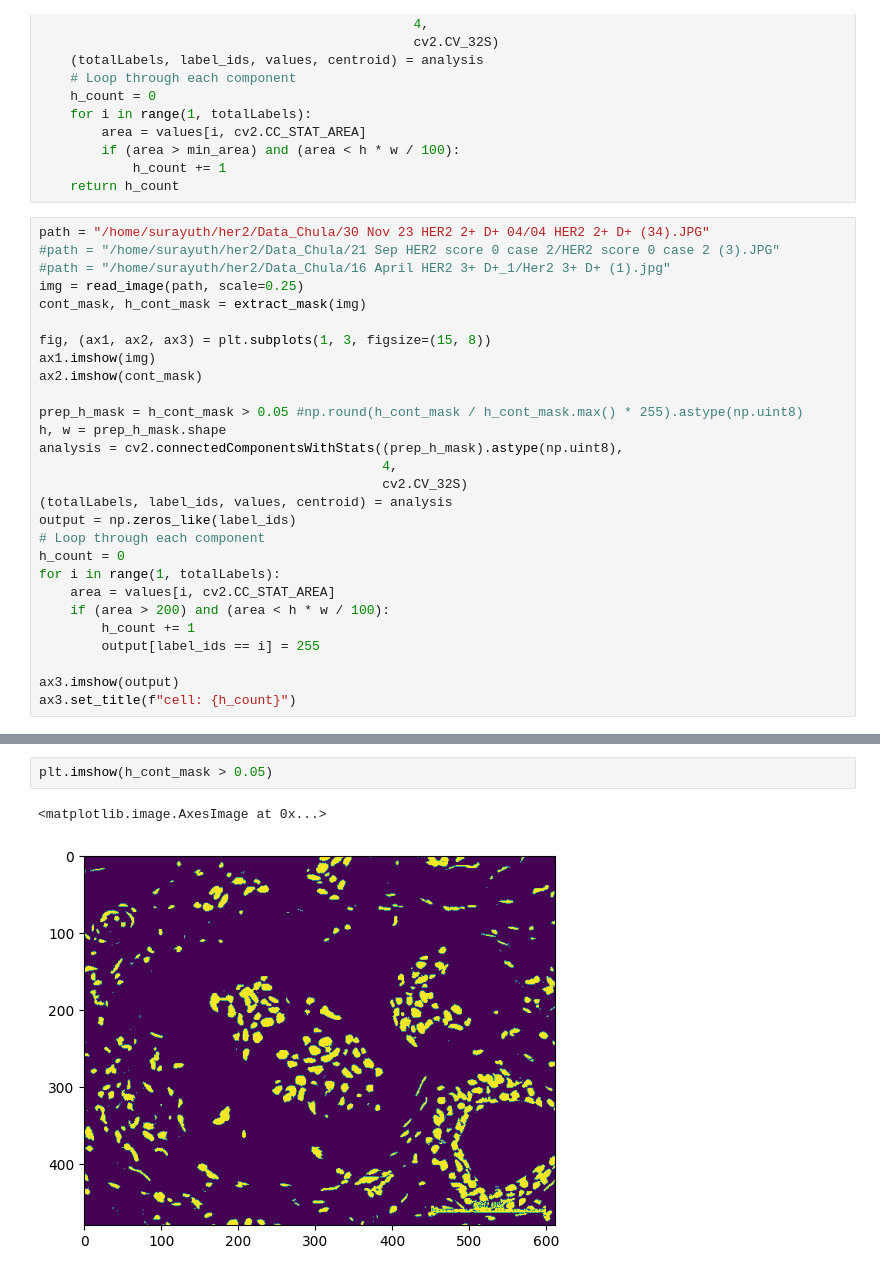
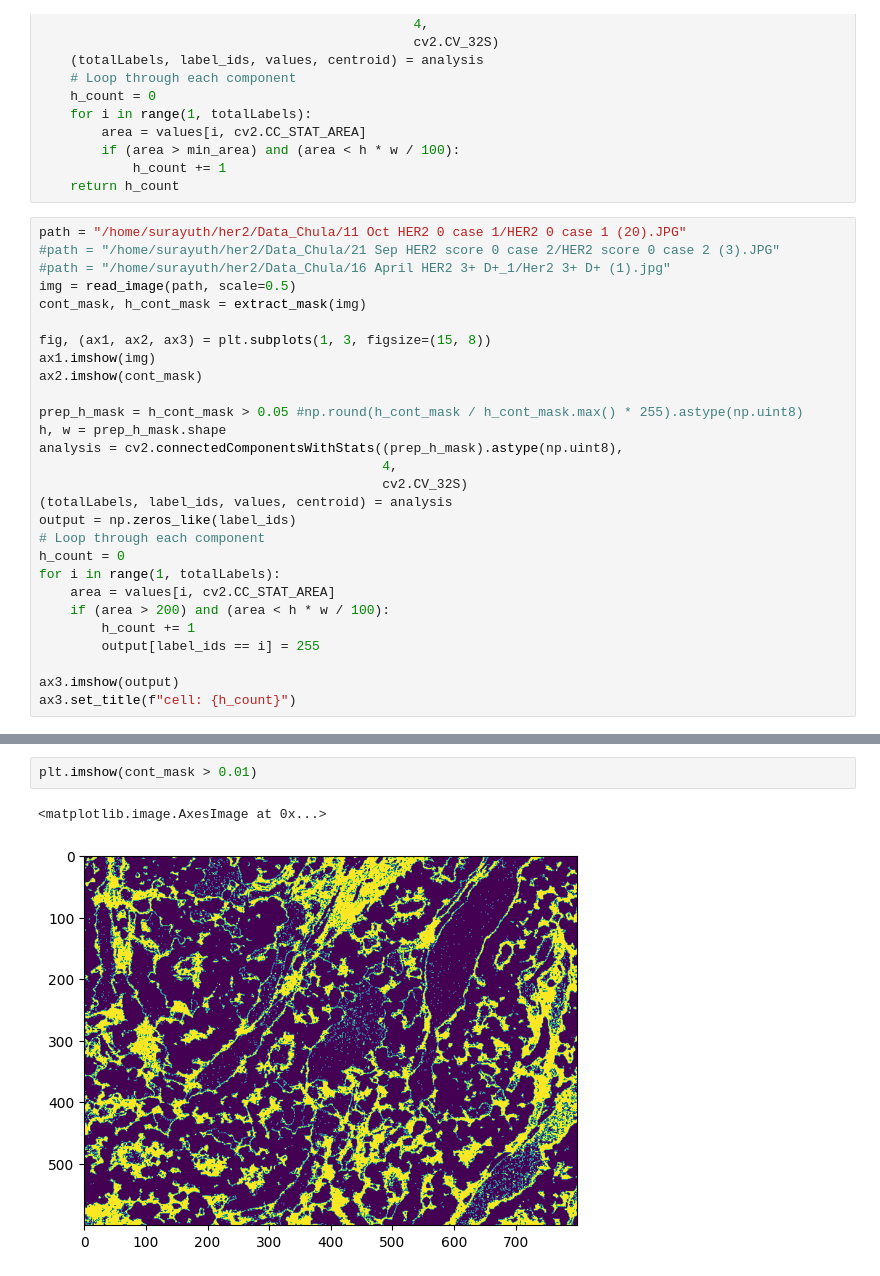
Before and after one commit to Surayuth/her2ml, a Jupyter notebook: notebooks/extract_feat_v3.ipynb, the cells around one changed output, grey strips where cells are left out. Cells and saved outputs as stored; diff of their text form.

```diff
--- a/notebooks/extract_feat_v3.ipynb
+++ b/notebooks/extract_feat_v3.ipynb
@@ -64,10 +64,10 @@ def count_cell(h_mask, min_area=200):
             h_count += 1
     return h_count
 # %%
-path = "/home/surayuth/her2/Data_Chula/30 Nov 23 HER2 2+ D+ 04/04 HER2 2+ D+ (34).JPG"
+path = "/home/surayuth/her2/Data_Chula/11 Oct HER2 0 case 1/HER2 0 case 1 (20).JPG"
 #path = "/home/surayuth/her2/Data_Chula/21 Sep HER2 score 0 case 2/HER2 score 0 case 2 (3).JPG"
 #path = "/home/surayuth/her2/Data_Chula/16 April HER2 3+ D+_1/Her2 3+ D+ (1).jpg"
-img = read_image(path, scale=0.25)
+img = read_image(path, scale=0.5)
 cont_mask, h_cont_mask = extract_mask(img)
 
 fig, (ax1, ax2, ax3) = plt.subplots(1, 3, figsize=(15, 8))
@@ -97,5 +137,5 @@ Text(0.5, 1.0, 'cell: 1')
 # %%
-plt.imshow(h_cont_mask > 0.05)
+plt.imshow(cont_mask > 0.01)
 # %% [output]
 <matplotlib.image.AxesImage at 0x...>
-[figure, old version]
+[figure, new version]
```
Also changed, not shown: parts of 9 cells of this notebook, 2 other files.
